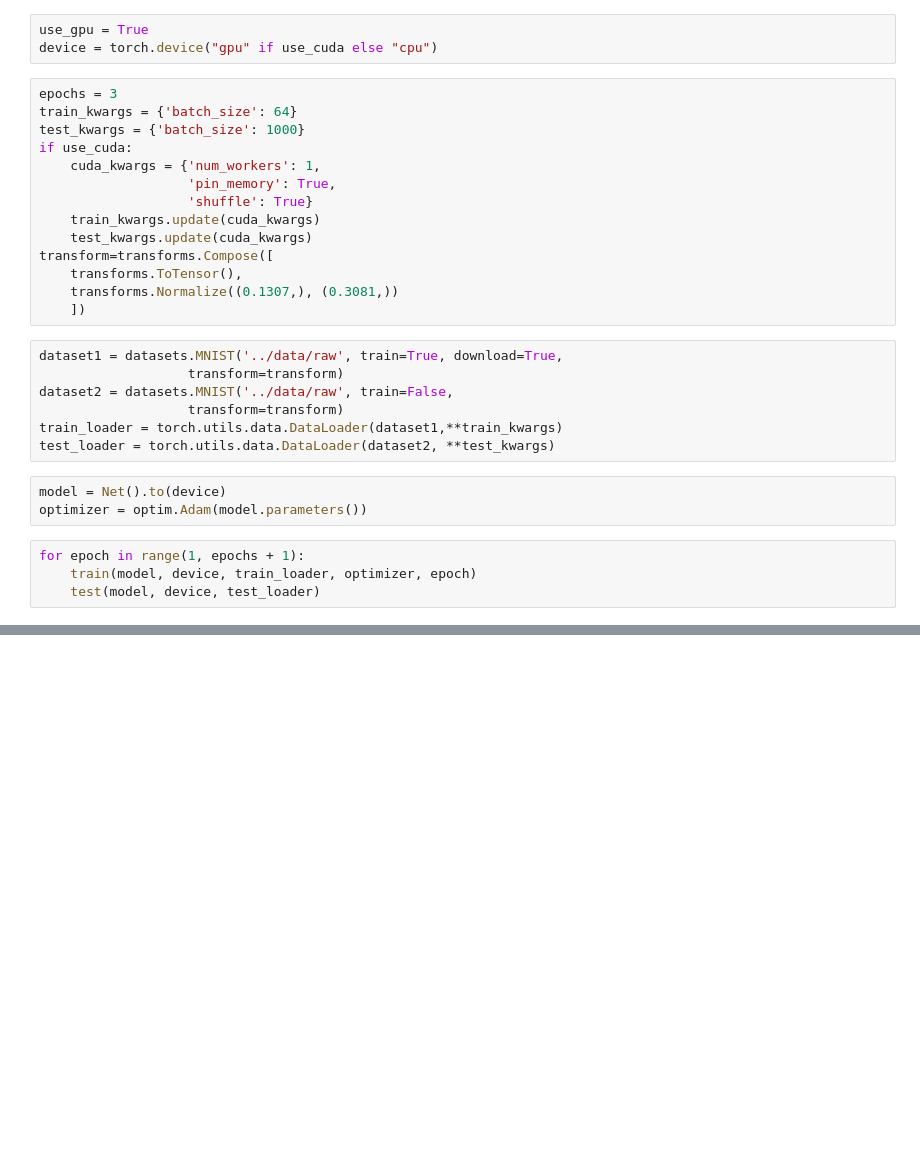
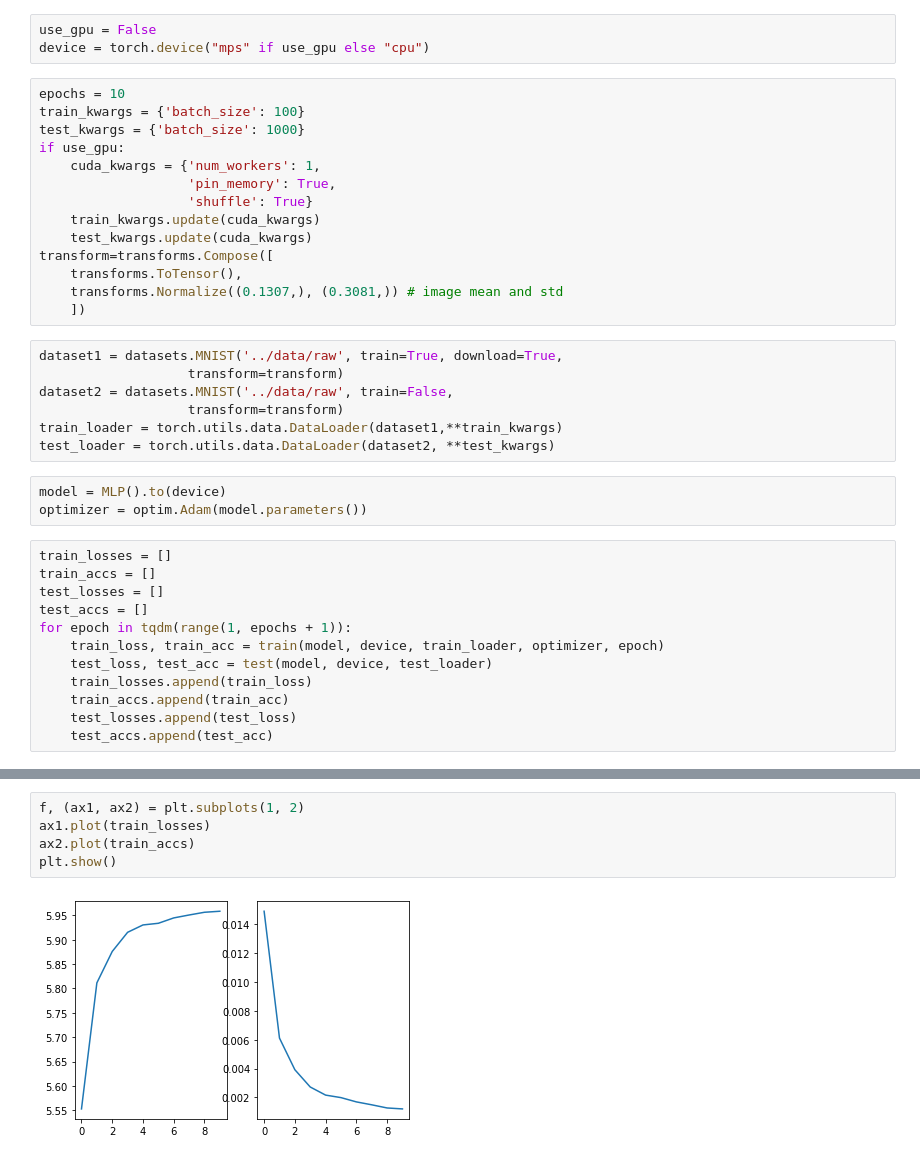
Before and after one commit to akshay-jaggi/novelty, a Jupyter notebook: notebooks/01_basic_model.ipynb, the cells around one changed output, grey strips where cells are left out. Saved outputs shown, nothing was run; the diff lists cells and outputs as text; blank space fills up the shorter version.

```diff
--- a/notebooks/01_basic_model.ipynb
+++ b/notebooks/01_basic_model.ipynb
@@ -66,11 +55,11 @@ def test(model, device, test_loader):
 # %%
-use_gpu = True
-device = torch.device("gpu" if use_cuda else "cpu")
+use_gpu = False
+device = torch.device("mps" if use_gpu else "cpu")
 # %%
-epochs = 3
-train_kwargs = {'batch_size': 64}
+epochs = 10
+train_kwargs = {'batch_size': 100}
 test_kwargs = {'batch_size': 1000}
-if use_cuda:
+if use_gpu:
     cuda_kwargs = {'num_workers': 1,
                    'pin_memory': True,
                    'shuffle': True}
@@ -78,7 +67,7 @@ if use_cuda:
     test_kwargs.update(cuda_kwargs)
 transform=transforms.Compose([
     transforms.ToTensor(),
-    transforms.Normalize((0.1307,), (0.3081,))
+    transforms.Normalize((0.1307,), (0.3081,)) # image mean and std
     ])
 # %%
 dataset1 = datasets.MNIST('../data/raw', train=True, download=True,
@@ -88,9 +77,17 @@ dataset2 = datasets.MNIST('../data/raw', train=False,
 train_loader = torch.utils.data.DataLoader(dataset1,**train_kwargs)
 test_loader = torch.utils.data.DataLoader(dataset2, **test_kwargs)
 # %%
-model = Net().to(device)
+model = MLP().to(device)
 optimizer = optim.Adam(model.parameters())
 # %%
-for epoch in range(1, epochs + 1):
-    train(model, device, train_loader, optimizer, epoch)
-    test(model, device, test_loader)
+train_losses = []
+train_accs = []
+test_losses = []
+test_accs = []
+for epoch in tqdm(range(1, epochs + 1)):
+    train_loss, train_acc = train(model, device, train_loader, optimizer, epoch)
+    test_loss, test_acc = test(model, device, test_loader)
+    train_losses.append(train_loss)
+    train_accs.append(train_acc)
+    test_losses.append(test_loss)
+    test_accs.append(test_acc)
@@ -114,0 +94,7 @@ KeyboardInterrupt:
+# %%
+f, (ax1, ax2) = plt.subplots(1, 2)
+ax1.plot(train_losses)
+ax2.plot(train_accs)
+plt.show()
+# %% [output]
+[figure, added]
```
Also changed, not shown: parts of 21 cells of this notebook, 2 other files.
